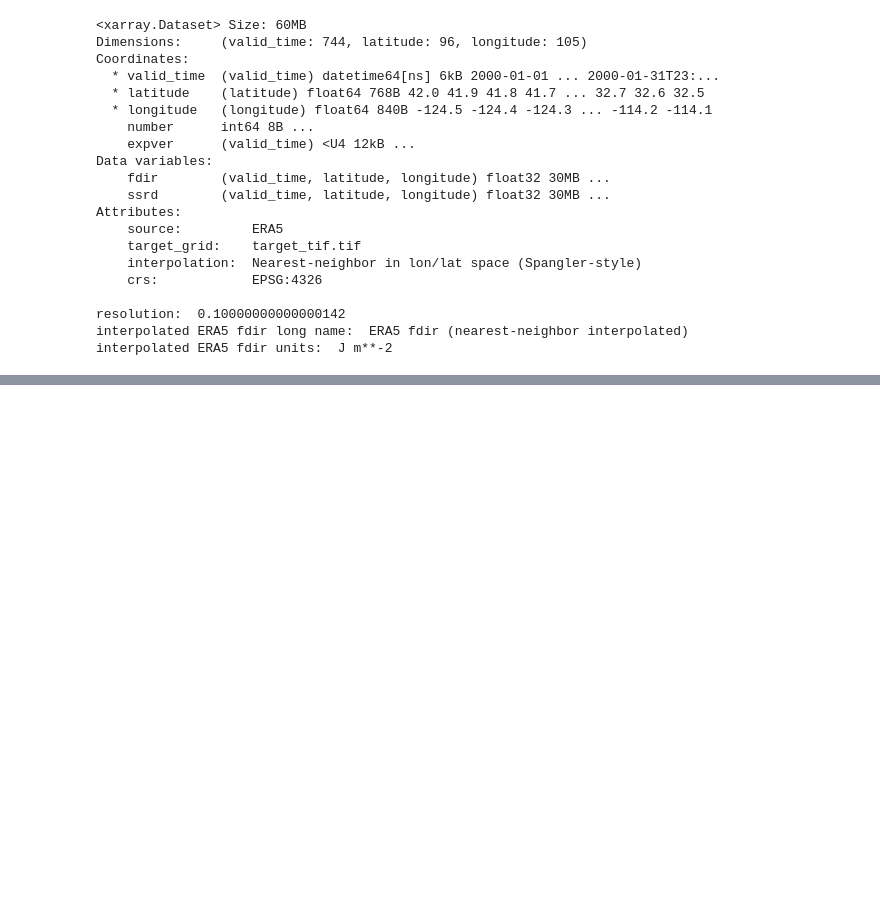
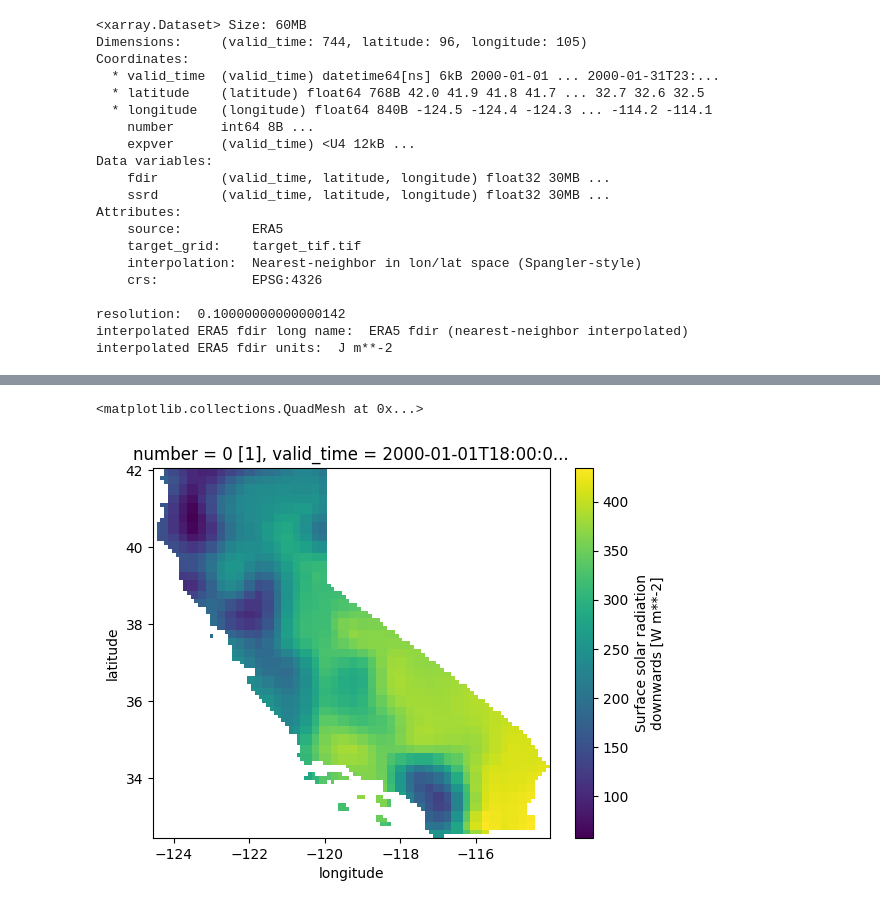
Before and after one commit to JuliaE0/WBGT-heat-project, a Jupyter notebook: WBGT 2000-2025/Checking_preprocessed_files.ipynb, the cells around one changed output, grey strips where cells are left out. Cells and saved outputs as stored; diff of their text form; code cells hidden in the pictures; blank space fills up the shorter version.

Commit message:
plotted preprocessed inputs

```diff
--- a/WBGT 2000-2025/Checking_preprocessed_files.ipynb
+++ b/WBGT 2000-2025/Checking_preprocessed_files.ipynb
@@ -58,0 +46,3 @@ interpolated ERA5 fdir units:  J m**-2
+# %%
+wbgt_inputs_2000_01 = xr.open_dataset('wbgt_inputs_2000_01.nc') # open inputs part 1 file
+print(wbgt_inputs_2000_01)
@@ -58,0 +67,9 @@ interpolated ERA5 fdir units:  J m**-2
+# %%
+ca = gpd.read_file("deriving urban/ca_grid/ERA5_Land_grid_CAfull.shp")
+ca = ca.to_crs("EPSG:4326")
+mask = regionmask.mask_geopandas(ca, wbgt_inputs_2000_01.longitude, wbgt_inputs_2000_01.latitude)
+# %%
+wbgt_inputs_2000_01["ssrd_W"].where(~mask.isnull()).sel(valid_time="2000-01-01T18:00").plot(cmap="viridis")
+# %% [output]
+<matplotlib.collections.QuadMesh at 0x...>
+[figure, added]
```
Also changed, not shown: parts of 10 cells of this notebook.
